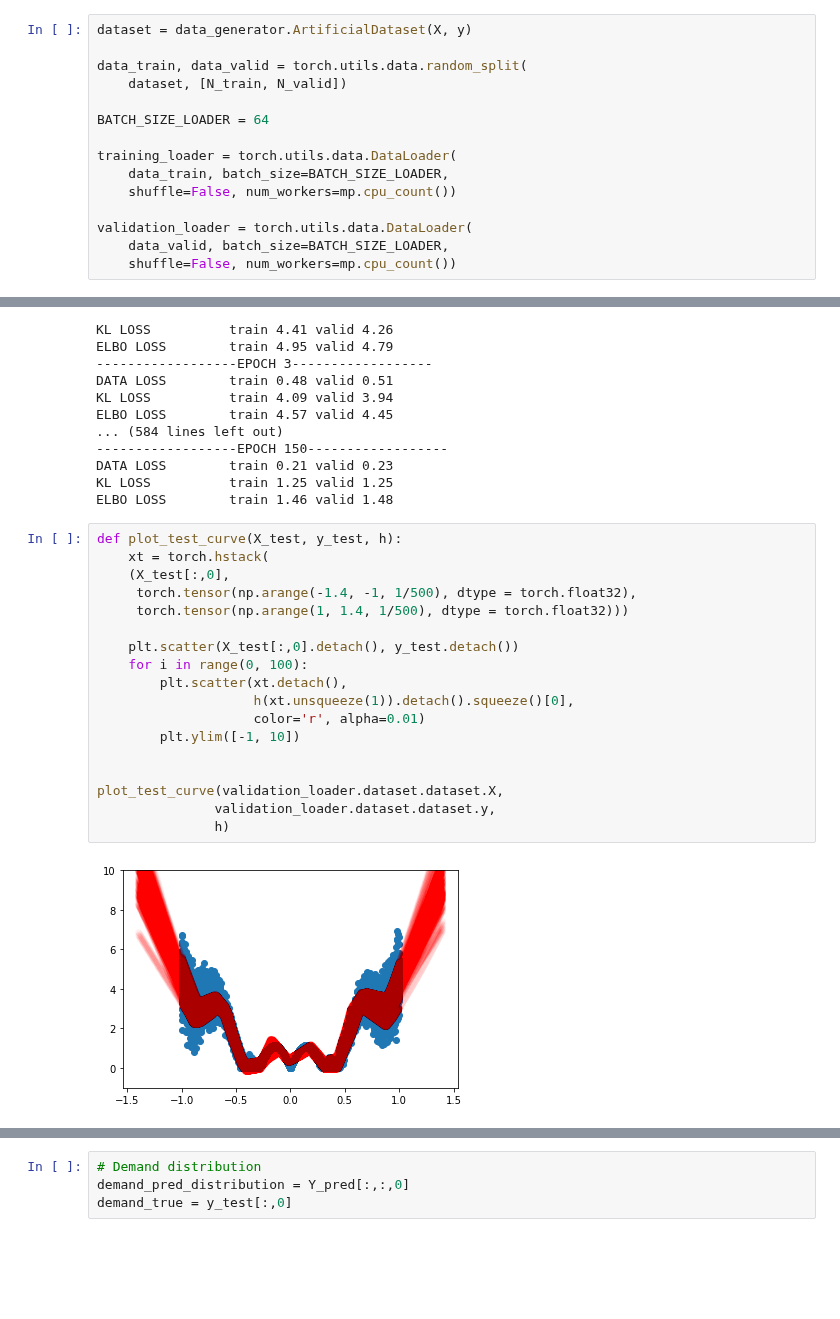
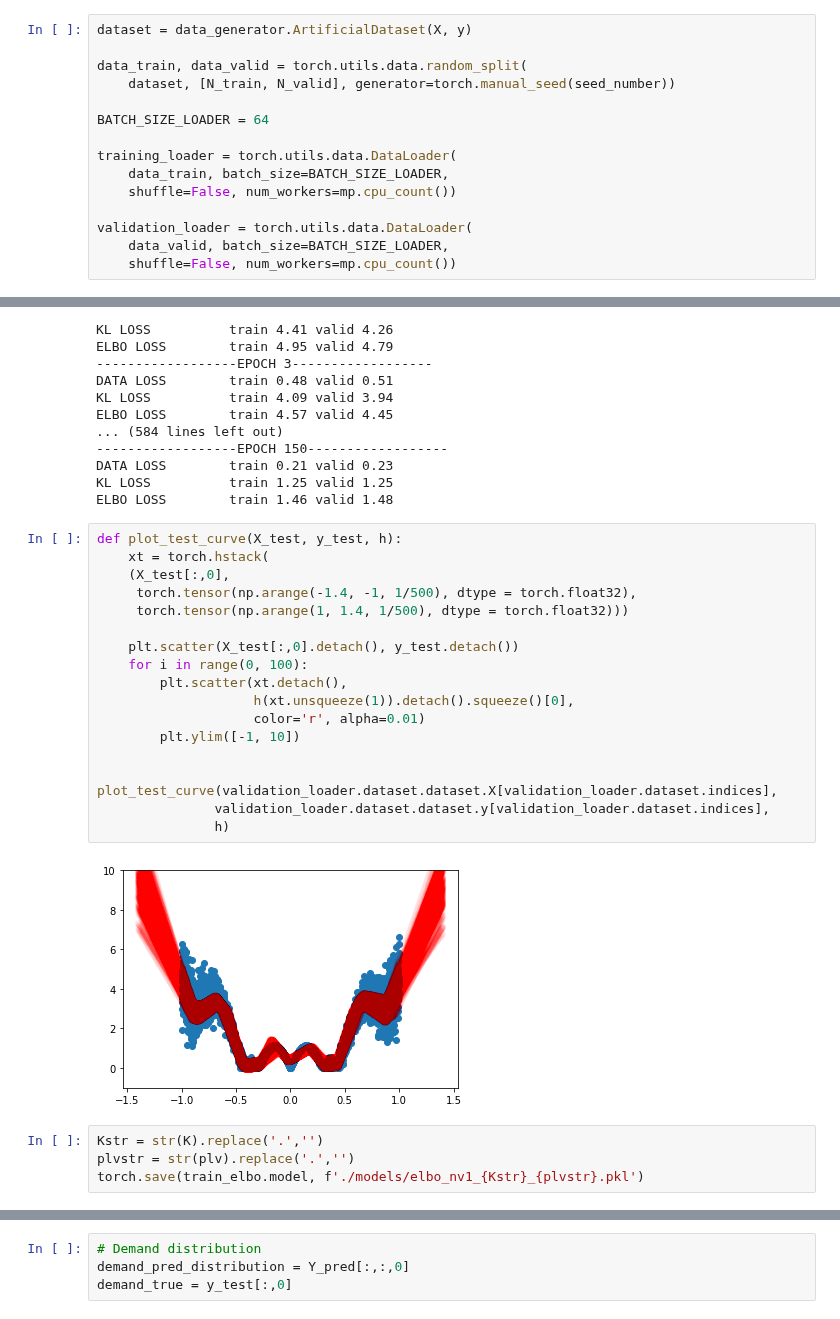
Before and after one commit to AlanLahoud/BNNSOP, a Jupyter notebook: illustrative_example.ipynb, the cells around one changed output, grey strips where cells are left out. Saved outputs shown, nothing was run; the diff lists cells and outputs as text; blank space fills up the shorter version.

```diff
--- a/illustrative_example.ipynb
+++ b/illustrative_example.ipynb
@@ -51,7 +51,7 @@ y = torch.tensor(y, dtype=torch.float32)
 dataset = data_generator.ArtificialDataset(X, y)
 
 data_train, data_valid = torch.utils.data.random_split(
-    dataset, [N_train, N_valid])
+    dataset, [N_train, N_valid], generator=torch.manual_seed(seed_number))
 
 BATCH_SIZE_LOADER = 64
 
@@ -105,20 +105,24 @@ ELBO LOSS        train 1.46 valid 1.48
 # %%
 def plot_test_curve(X_test, y_test, h):
     xt = torch.hstack(
     (X_test[:,0],
      torch.tensor(np.arange(-1.4, -1, 1/500), dtype = torch.float32),
      torch.tensor(np.arange(1, 1.4, 1/500), dtype = torch.float32)))
 
     plt.scatter(X_test[:,0].detach(), y_test.detach())
     for i in range(0, 100):
         plt.scatter(xt.detach(),
                     h(xt.unsqueeze(1)).detach().squeeze()[0],
                     color='r', alpha=0.01)
         plt.ylim([-1, 10])
 
 
-plot_test_curve(validation_loader.dataset.dataset.X,
-               validation_loader.dataset.dataset.y,
+plot_test_curve(validation_loader.dataset.dataset.X[validation_loader.dataset.indices],
+               validation_loader.dataset.dataset.y[validation_loader.dataset.indices],
                h)
 # %% [output]
-[figure, old version]
+[figure, new version]
+# %%
+Kstr = str(K).replace('.','')
+plvstr = str(plv).replace('.','')
+torch.save(train_elbo.model, f'./models/elbo_nv1_{Kstr}_{plvstr}.pkl')
```
Also changed, not shown: parts of 9 cells of this notebook.
